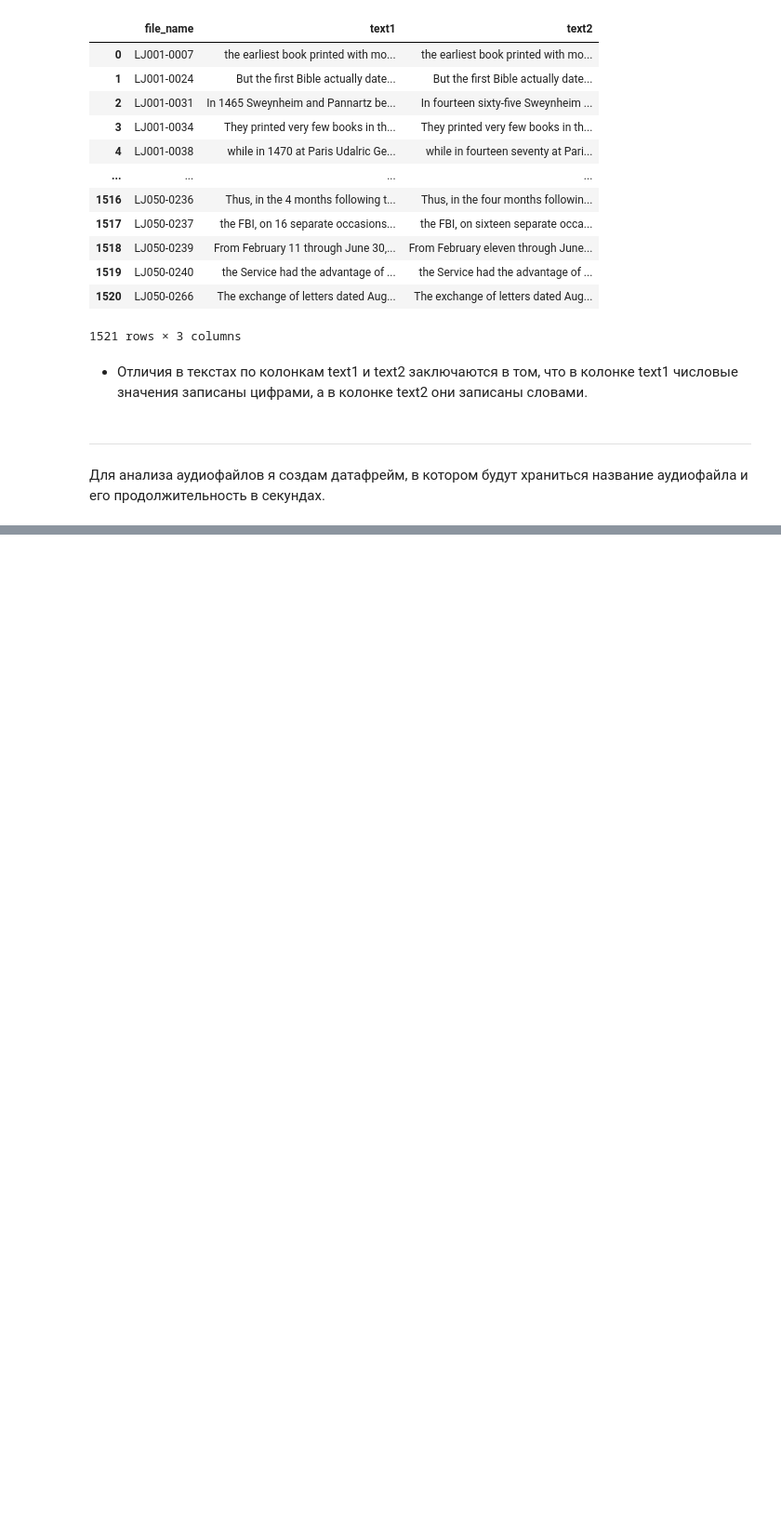
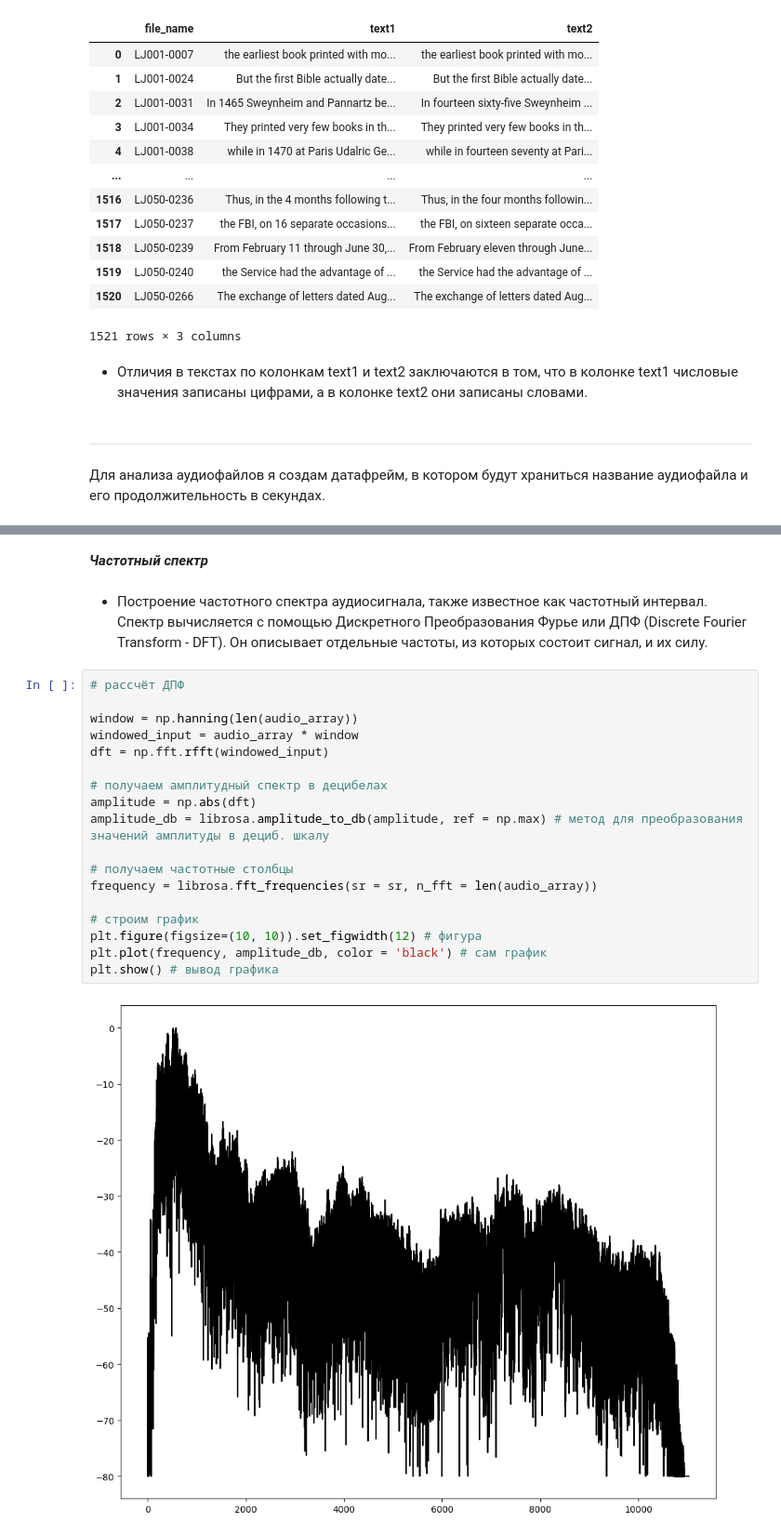
Before and after one commit to sollltit/tts1, a Jupyter notebook: Module_A/Module_A.ipynb, the cells around one changed output, grey strips where cells are left out. Shown at 93% size. Drawn from its saved outputs; the diff is of its cells as text; blank space fills up the shorter version.

```diff
--- a/Module_A/Module_A.ipynb
+++ b/Module_A/Module_A.ipynb
@@ -153,0 +217,24 @@ ImportError: Numba needs NumPy 2.1 or less. Got NumPy 2.2.
+# %% [markdown]
+***Частотный спектр***
+# %% [markdown]
+* Построение частотного спектра аудиосигнала, также известное как частотный интервал. Спектр вычисляется с помощью Дискретного Преобразования Фурье или ДПФ (Discrete Fourier Transform - DFT). Он описывает отдельные частоты, из которых состоит сигнал, и их силу.
+# %%
+# рассчёт ДПФ
+
+window = np.hanning(len(audio_array))
+windowed_input = audio_array * window
+dft = np.fft.rfft(windowed_input)
+
+# получаем амплитудный спектр в децибелах
+amplitude = np.abs(dft)
+amplitude_db = librosa.amplitude_to_db(amplitude, ref = np.max) # метод для преобразования значений амплитуды в дециб. шкалу
+
+# получаем частотные столбцы
+frequency = librosa.fft_frequencies(sr = sr, n_fft = len(audio_array))
+
+# строим график
+plt.figure(figsize=(10, 10)).set_figwidth(12) # фигура
+plt.plot(frequency, amplitude_db, color = 'black') # сам график
+plt.show() # вывод графика
+# %% [output]
+[figure, added]
```
Also changed, not shown: parts of 17 cells of this notebook, 1 other file.
